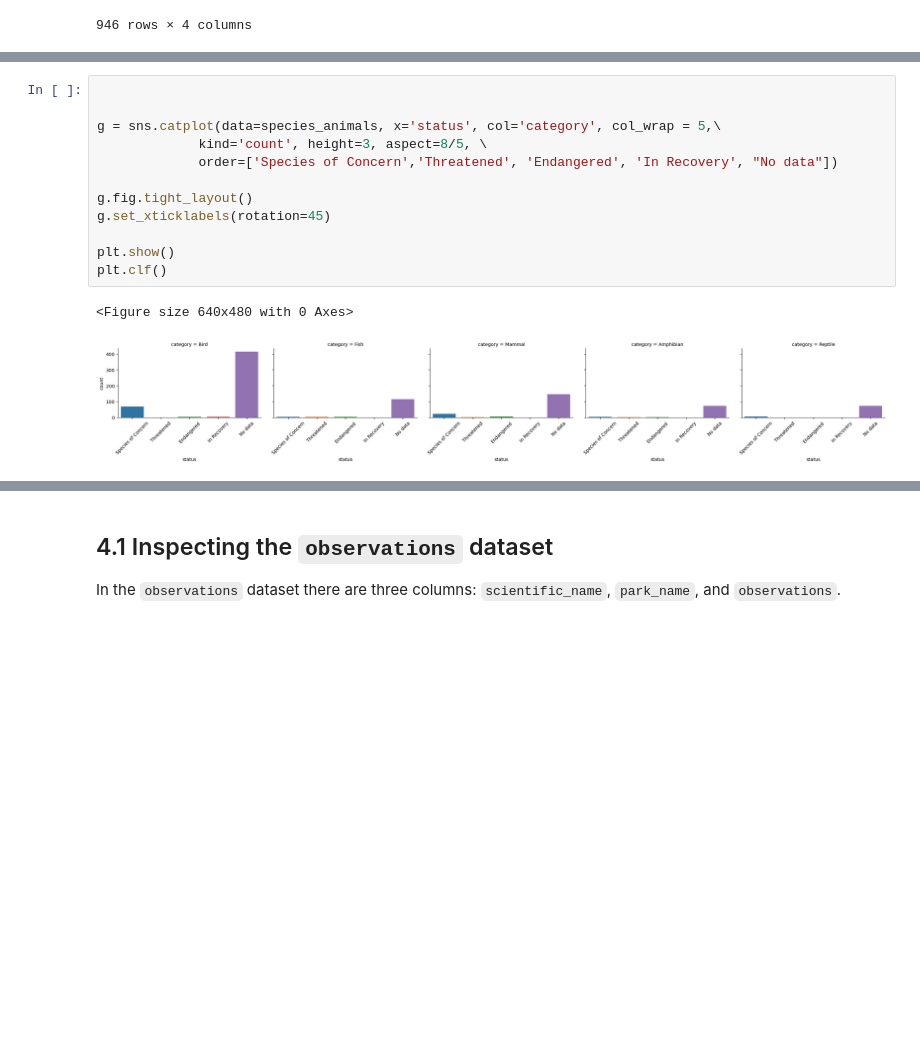
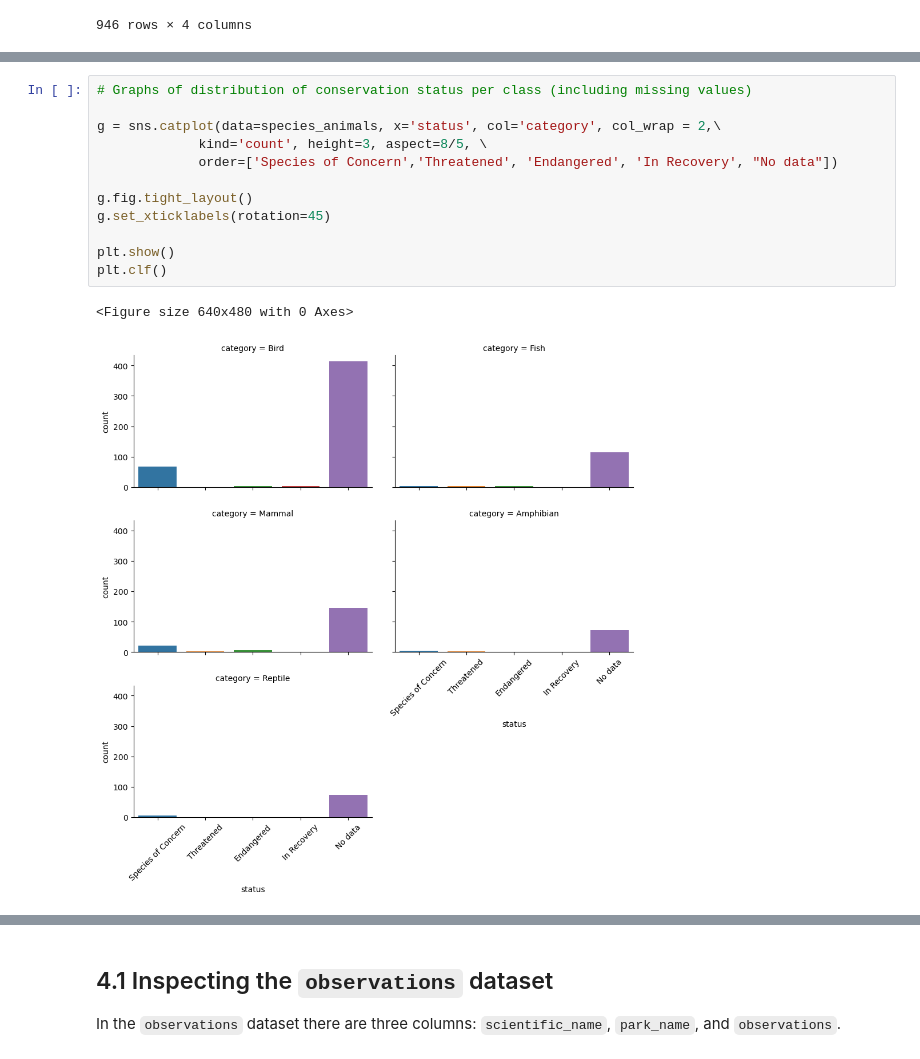
Before and after one commit to ElianeSato/biodiversity, a Jupyter notebook: biodiversity.ipynb, the cells around one changed output, grey strips where cells are left out. Saved outputs shown, nothing was run; the diff lists cells and outputs as text; blank space fills up the shorter version.

Commit message:
Analyses of conservation status completed

```diff
--- a/biodiversity.ipynb
+++ b/biodiversity.ipynb
@@ -784,16 +785,16 @@ plt.clf()
 # %%
+# Graphs of distribution of conservation status per class (including missing values)
 
-
-g = sns.catplot(data=species_animals, x='status', col='category', col_wrap = 5,\
+g = sns.catplot(data=species_animals, x='status', col='category', col_wrap = 2,\
              kind='count', height=3, aspect=8/5, \
              order=['Species of Concern','Threatened', 'Endangered', 'In Recovery', "No data"])
 
 g.fig.tight_layout()
 g.set_xticklabels(rotation=45)
 
 plt.show()
 plt.clf()
 # %% [output]
 <Figure size 640x480 with 0 Axes>
-[figure, old version]
+[figure, new version]
 # %%
```
Also changed, not shown: parts of 5 cells of this notebook.
